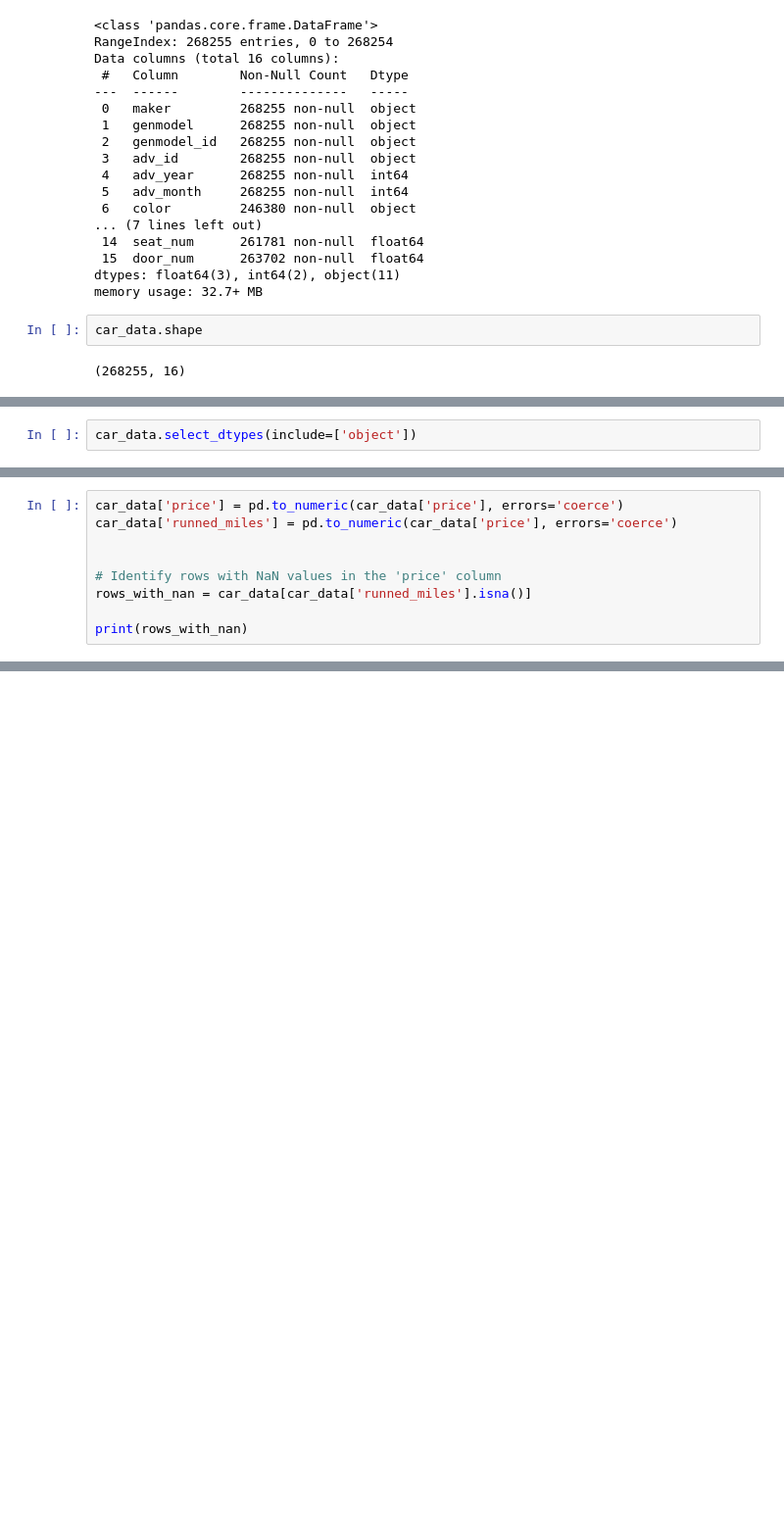
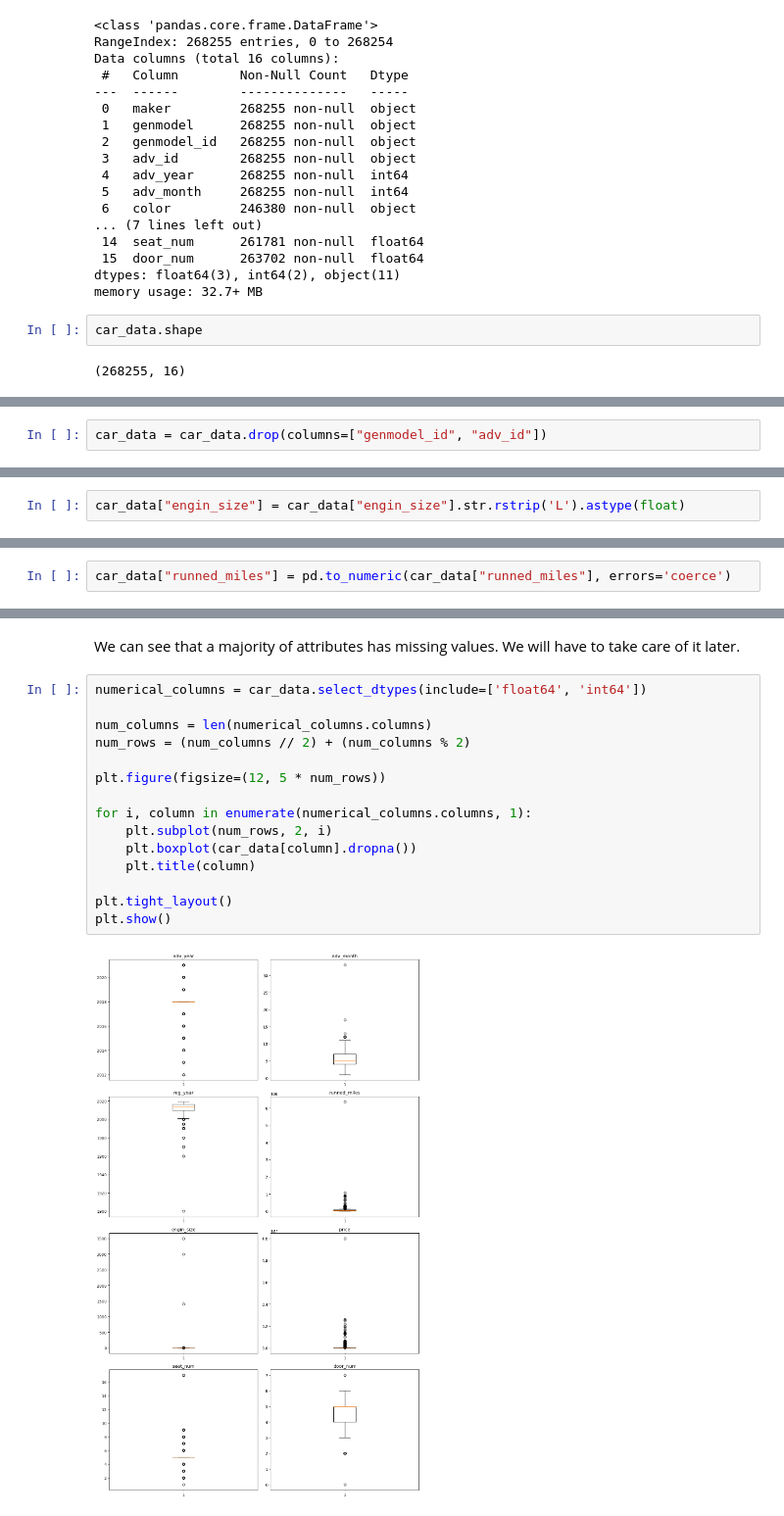
Before and after one commit to pawel-t-wolny/car-price-predictor, a Jupyter notebook: car_price_predictor.ipynb, the cells around one changed output, grey strips where cells are left out. Shown at 98% size. Cells and saved outputs as stored; diff of their text form; blank space fills up the shorter version.

Commit message:
Fixed conversion errors. Plotted a boxplot for every numerical attribute.

```diff
--- a/car_price_predictor.ipynb
+++ b/car_price_predictor.ipynb
@@ -74,0 +55,2 @@ dtype: int64
+# %%
+car_data = car_data.drop(columns=["genmodel_id", "adv_id"])
@@ -74,0 +61,2 @@ dtype: int64
+# %%
+car_data["engin_size"] = car_data["engin_size"].str.rstrip('L').astype(float)
@@ -79,2 +69,2 @@ Now let's have a closer look at the nominal attributes.
 # %%
-car_data.select_dtypes(include=['object'])
+car_data["runned_miles"] = pd.to_numeric(car_data["runned_miles"], errors='coerce')
@@ -95,9 +70,0 @@ car_data.select_dtypes(include=['object'])
-# %%
-car_data['price'] = pd.to_numeric(car_data['price'], errors='coerce')
-car_data['runned_miles'] = pd.to_numeric(car_data['price'], errors='coerce')
-
-
-# Identify rows with NaN values in the 'price' column
-rows_with_nan = car_data[car_data['runned_miles'].isna()]
-
-print(rows_with_nan)
@@ -141,0 +115,19 @@ dtype: int64
+# %% [markdown]
+We can see that a majority of attributes has missing values. We will have to take care of it later.
+# %%
+numerical_columns = car_data.select_dtypes(include=['float64', 'int64'])
+
+num_columns = len(numerical_columns.columns)
+num_rows = (num_columns // 2) + (num_columns % 2)
+
+plt.figure(figsize=(12, 5 * num_rows))
+
+for i, column in enumerate(numerical_columns.columns, 1):
+    plt.subplot(num_rows, 2, i)
+    plt.boxplot(car_data[column].dropna())
+    plt.title(column)
+
+plt.tight_layout()
+plt.show()
+# %% [output]
+[figure, added]
```
Also changed, not shown: parts of 15 cells of this notebook.
